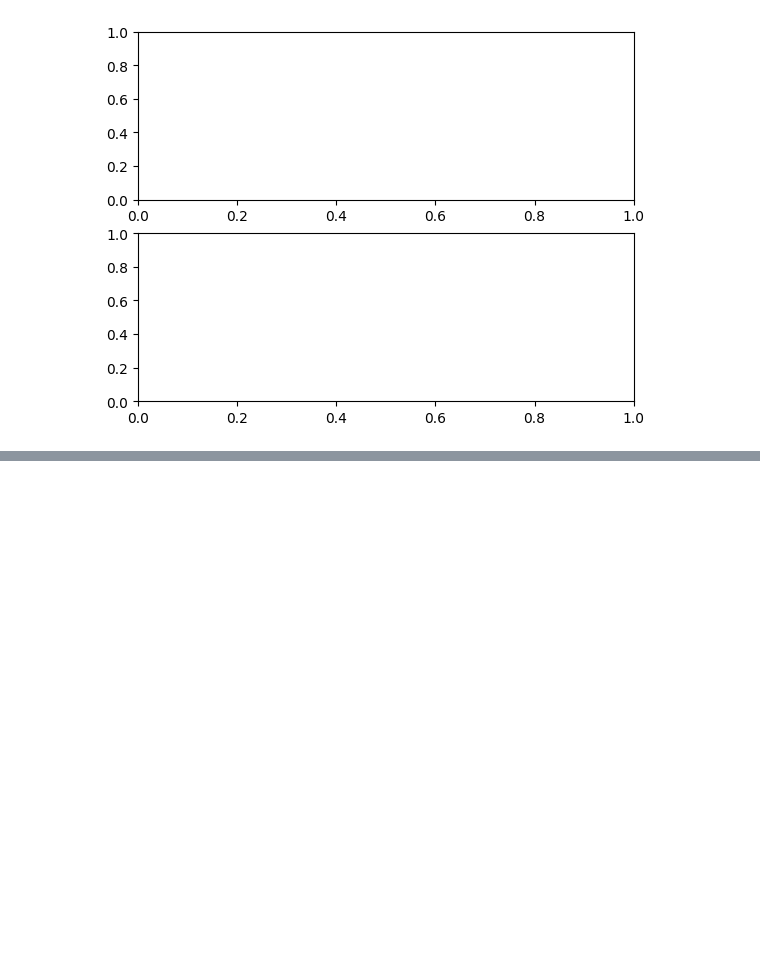
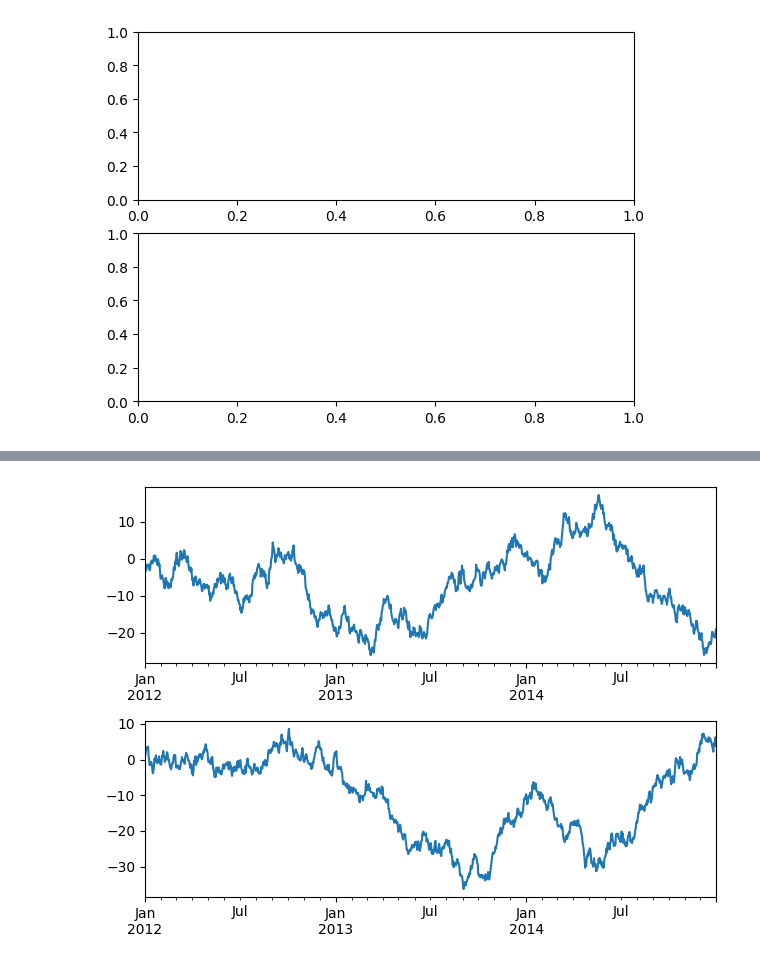
Before and after one commit to che-ig/Machine-learning, a Jupyter notebook: pandas_study/chapter_14.ipynb, the cells around one changed output, grey strips where cells are left out. Drawn from its saved outputs; the diff is of its cells as text; code cells hidden in the pictures; blank space fills up the shorter version.

```diff
--- a/pandas_study/chapter_14.ipynb
+++ b/pandas_study/chapter_14.ipynb
@@ -577,0 +600,19 @@ ax2 = plt.subplot2grid(shape=(2, 1), loc=(1, 0))
+# %%
+# демонстрируем построение подграфиков
+# создаем макет, используя сетку 2×1, в каждой строке по одному подграфику
+ax5 = plt.subplot2grid((2,1), (0,0))
+ax6 = plt.subplot2grid((2,1), (1,0))
+
+# способ уменьшить размер значений на координатных осях
+# ax5.tick_params(which='both', labelsize=8)
+# ax6.tick_params(which='both', labelsize=8)
+
+# отрисовываем первый подграфик на основе столбца 0 датафрейма walk_df в верхней строке сетки
+walk_df[walk_df.columns[0]].plot(ax=ax5)
+
+# отрисовываем второй подграфик на основе столбца 1 датафрейма walk_df в нижней строке сетки
+walk_df[walk_df.columns[1]].plot(ax=ax6)
+# способ автоматически подогнать внешний вид графиков, чтобы не образались значения на коорд. осях
+plt.tight_layout()
+# %% [output]
+[figure, added]
```
Also changed, not shown: parts of 1 cell of this notebook, 9 other files.
